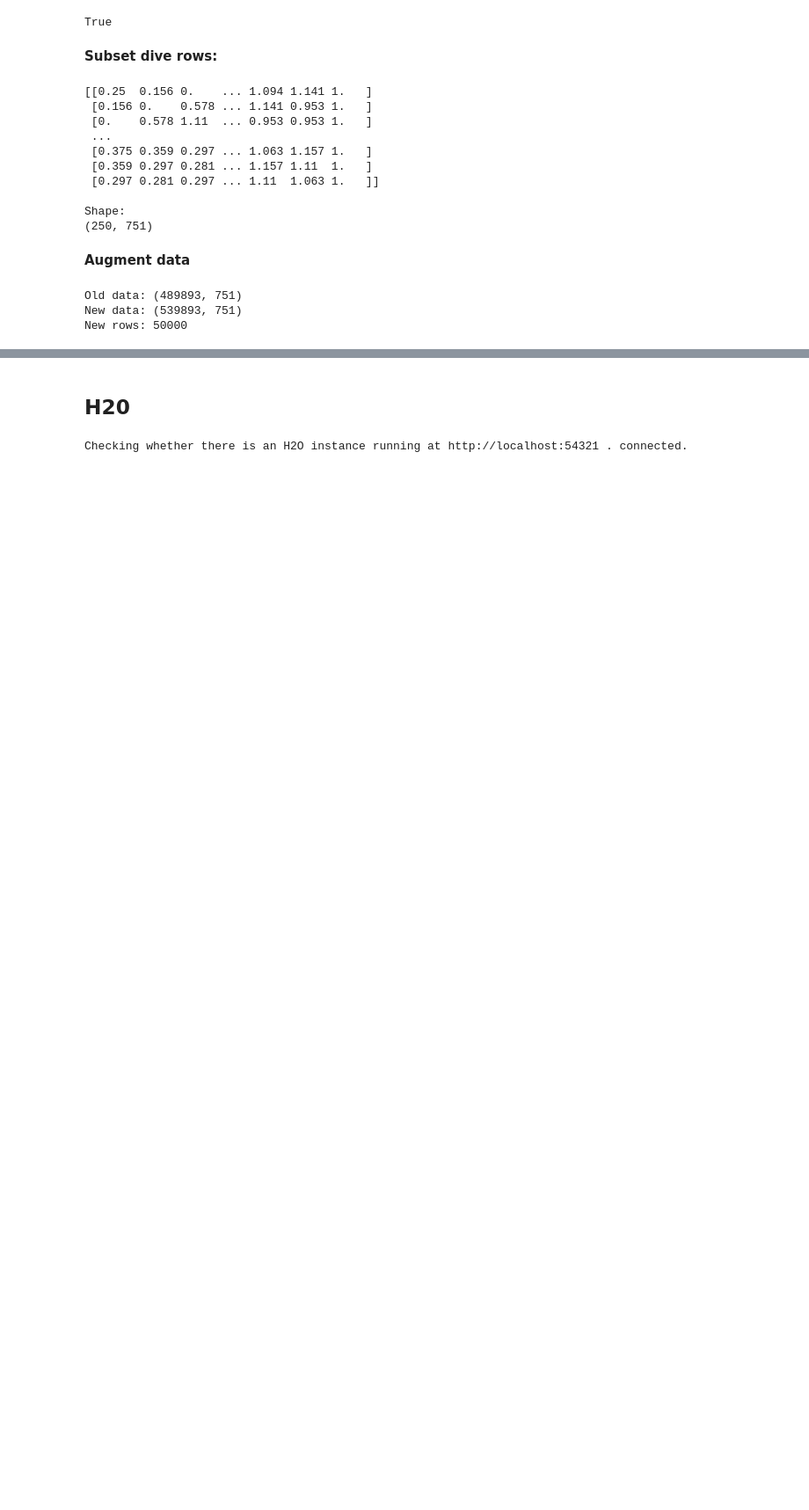
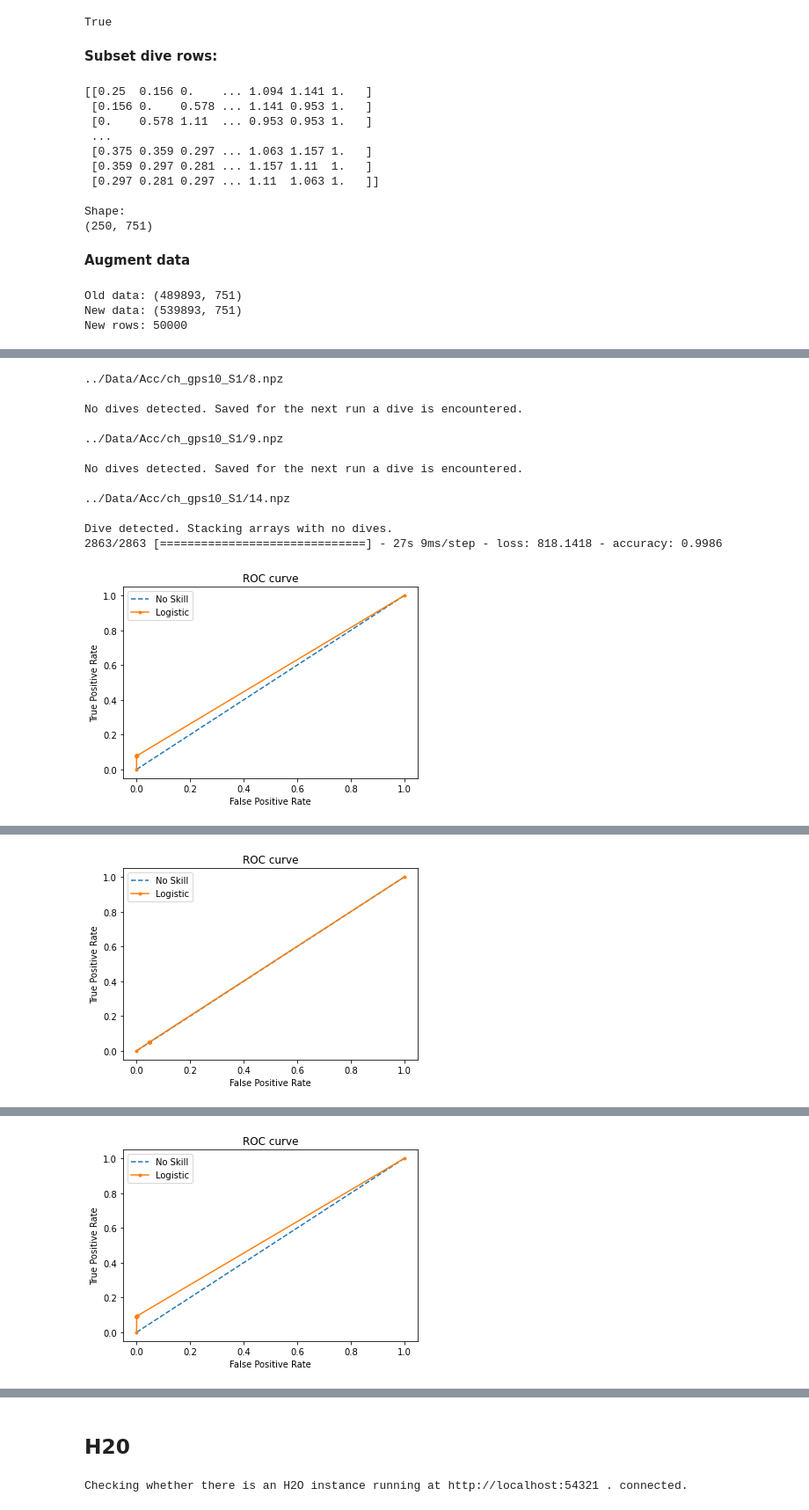
Before and after one commit to robinfreeman/seabirds_dive_predict, a Jupyter notebook: Code/Acc_to_Dives_python.ipynb, the cells around one changed output, grey strips where cells are left out. Shown: that part at 88% size. Drawn from its saved outputs; the diff is of its cells as text; code cells hidden in the pictures; blank space fills up the shorter version.

```diff
--- a/Code/Acc_to_Dives_python.ipynb
+++ b/Code/Acc_to_Dives_python.ipynb
@@ -179,0 +388,74 @@ Epoch 13/20
+# %%
+from sklearn.metrics import roc_curve, confusion_matrix
+from matplotlib import pyplot
+import numpy as np
+
+no_dives = []
+
+for file in test_files:
+    print('\n' + file + '\n')
+
+    # Load file
+    arr = np.load(file)
+    arr = arr[arr.files[0]]
+
+    # If no dives then save to concat with arr with dives later
+    if (arr[:,-1] == 0).all():
+        no_dives.append(arr)
+        print('No dives detected. Saved for the next run a dive is encountered.')
+        continue
+
+    if no_dives:
+        print('Dive detected. Stacking arrays with no dives.')
+        no_dives.append(arr)
+        arr = np.vstack(no_dives)
+        no_dives = [] # reinitialise
+
+    # Take x and y
+    test_x = arr[:,:-1]
+    test_y = arr[:,-1]
+
+    # Evaluate
+    model.evaluate(test_x, test_y, batch_size=512)
+
+    # Predictions
+    y_pred = model.predict(test_x, batch_size=512)
+
+    # calculate roc curves
+    fpr, tpr, thresholds = roc_curve(test_y, y_pred)
+
+    # plot the roc curve for the model
+    pyplot.plot([0,1], [0,1], linestyle='--', label='No Skill')
+    pyplot.plot(fpr, tpr, marker='.', label='Logistic')
+    pyplot.xlabel('False Positive Rate')
+    pyplot.ylabel('True Positive Rate')
+    pyplot.legend()
+    pyplot.title('ROC curve')
+    pyplot.show()
+
+    # Calculate optimal threshold
+    gmeans = np.sqrt(tpr * (1-fpr))  # calculate the g-mean for each threshold
+    ix = np.argmax(gmeans)
+    threshold = thresholds[ix] # threshold with largest gmean
+
+    # Confusion matrix
+    #threshold = 0.5
+    Y_pred = [1 * (x[0]>=threshold) for x in y_pred]
+    conf = confusion_matrix(test_y, Y_pred)
+
+    print('\nConfusion Matrix:')
+    print(conf)
+# %% [output]
+../Data/Acc/ch_gps10_S1/8.npz
+
+No dives detected. Saved for the next run a dive is encountered.
+
+../Data/Acc/ch_gps10_S1/9.npz
+
+No dives detected. Saved for the next run a dive is encountered.
+
+../Data/Acc/ch_gps10_S1/14.npz
+
+Dive detected. Stacking arrays with no dives.
+2863/2863 [==============================] - 27s 9ms/step - loss: 818.1418 - accuracy: 0.9986
+[figure, added]
@@ -179,0 +479 @@ Epoch 13/20
+[figure, added]
@@ -179,0 +492 @@ Epoch 13/20
+[figure, added]
```
Also changed, not shown: parts of 25 cells of this notebook, 3 other files.
